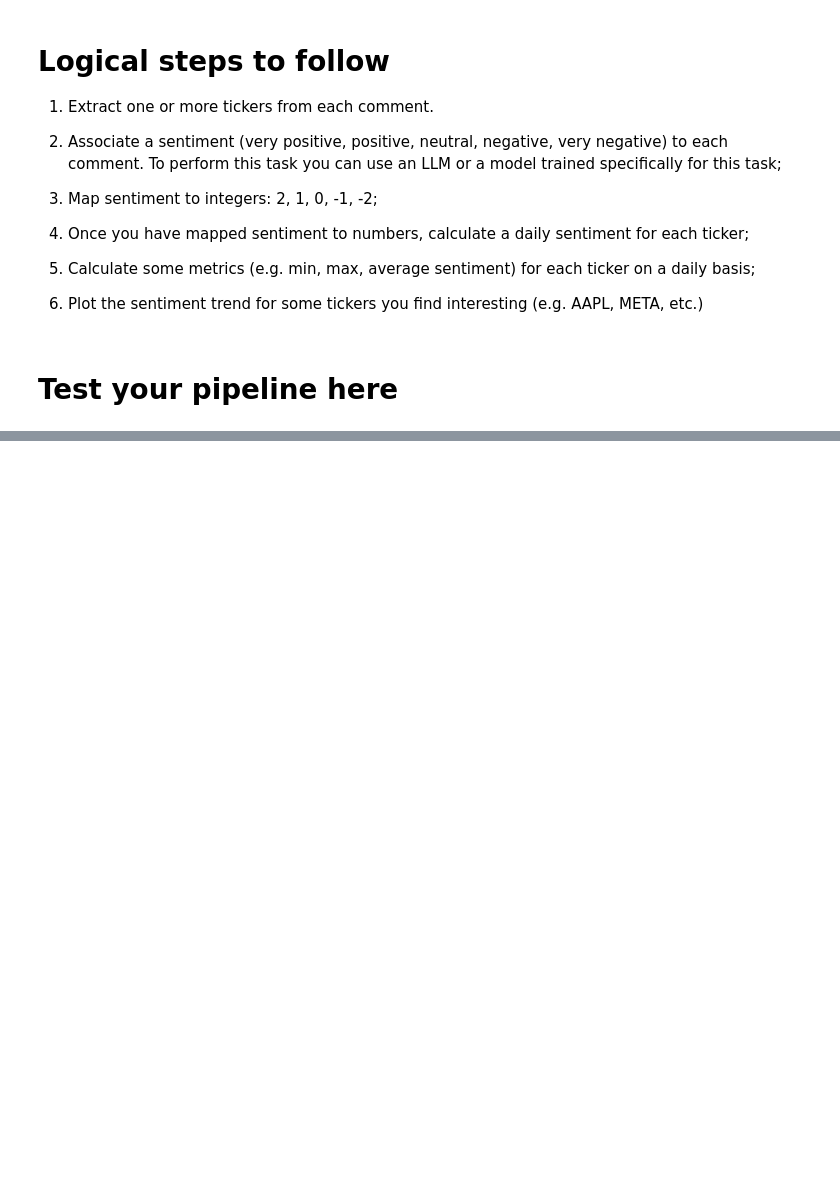
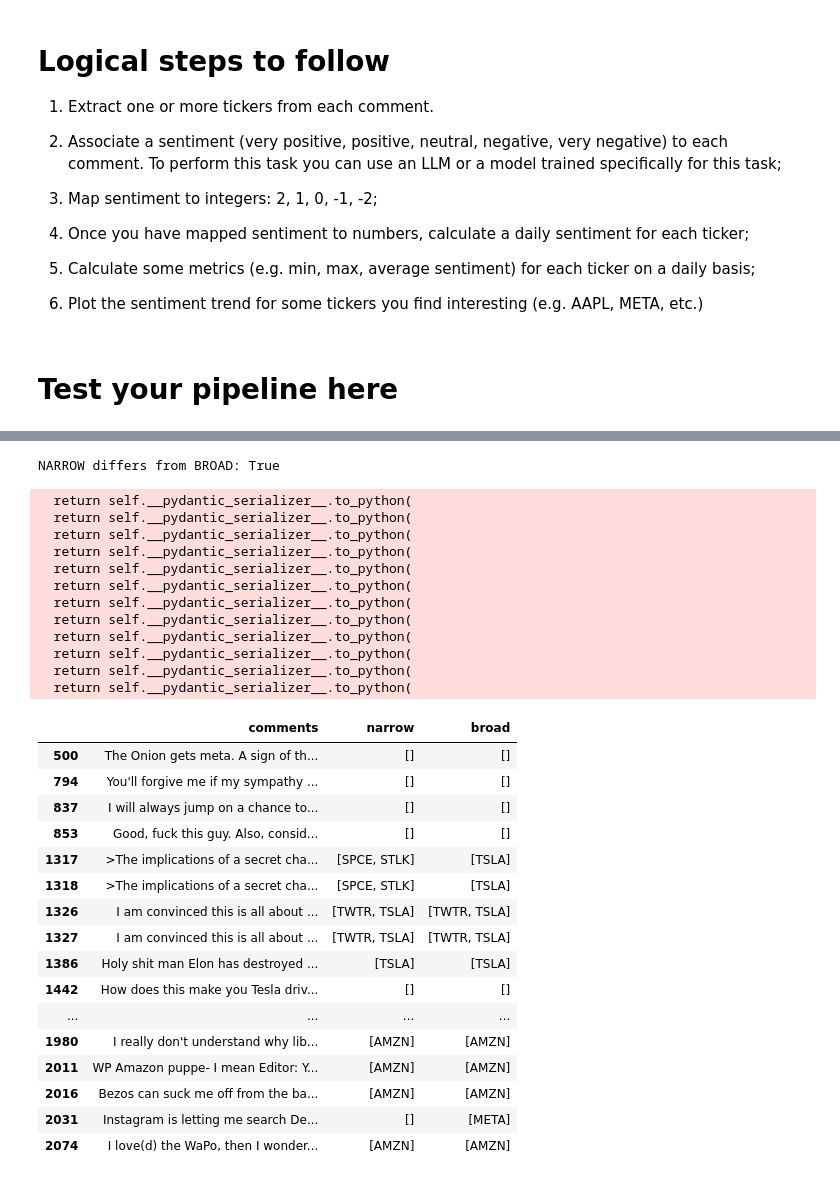
Before and after one commit to giondu/cineca_project, a Jupyter notebook: hugo/LLAMA_of_WallStreet_Hugo.ipynb, the cells around one changed output, grey strips where cells are left out. Cells and saved outputs as stored; diff of their text form; code cells hidden in the pictures; blank space fills up the shorter version.

```diff
--- a/hugo/LLAMA_of_WallStreet_Hugo.ipynb
+++ b/hugo/LLAMA_of_WallStreet_Hugo.ipynb
@@ -201,0 +540,48 @@ None
+# %%
+TICKER_PROMPT_BROAD = TICKER_SYSTEM_PROMPT_V2  # the version we already have
+
+TICKER_PROMPT_NARROW = TICKER_SYSTEM_PROMPT_V2.replace(
+    "- Only return a ticker if the comment is genuinely about the company as a business or stock.",
+    "- Only return a ticker if the company itself is the direct subject of discussion as a business or investment. Do NOT return a ticker when the company is mentioned only because a related person, product, or event is being discussed (for example a CEO's politics, or a subsidiary), even if it might indirectly affect the stock."
+)
+
+print("NARROW differs from BROAD:", TICKER_PROMPT_NARROW != TICKER_PROMPT_BROAD)
+# %% [output]
+NARROW differs from BROAD: True
+# %%
+comparison = df[mask].head(20).copy()
+
+comparison["narrow"] = [extract_tickers_with_prompt(c, TICKER_PROMPT_NARROW).tickers for c in comparison["comments"]]
+comparison["broad"]  = [extract_tickers_with_prompt(c, TICKER_PROMPT_BROAD).tickers for c in comparison["comments"]]
+
+comparison[["comments", "narrow", "broad"]]
+# %% [output]
+  return self.__pydantic_serializer__.to_python(
+  return self.__pydantic_serializer__.to_python(
+  return self.__pydantic_serializer__.to_python(
+  return self.__pydantic_serializer__.to_python(
+  return self.__pydantic_serializer__.to_python(
+  return self.__pydantic_serializer__.to_python(
+  return self.__pydantic_serializer__.to_python(
+  return self.__pydantic_serializer__.to_python(
+  return self.__pydantic_serializer__.to_python(
+  return self.__pydantic_serializer__.to_python(
+  return self.__pydantic_serializer__.to_python(
+  return self.__pydantic_serializer__.to_python(
+|  | comments | narrow | broad |
+| 500 | The Onion gets meta. A sign of th... | [] | [] |
+| 794 | You'll forgive me if my sympathy ... | [] | [] |
+| 837 | I will always jump on a chance to... | [] | [] |
+| 853 | Good, fuck this guy. Also, consid... | [] | [] |
+| 1317 | >The implications of a secret cha... | [SPCE, STLK] | [TSLA] |
+| 1318 | >The implications of a secret cha... | [SPCE, STLK] | [TSLA] |
+| 1326 | I am convinced this is all about ... | [TWTR, TSLA] | [TWTR, TSLA] |
+| 1327 | I am convinced this is all about ... | [TWTR, TSLA] | [TWTR, TSLA] |
+| 1386 | Holy shit man Elon has destroyed ... | [TSLA] | [TSLA] |
+| 1442 | How does this make you Tesla driv... | [] | [] |
+| ... | ... | ... | ... |
+| 1980 | I really don't understand why lib... | [AMZN] | [AMZN] |
+| 2011 | WP Amazon puppe- I mean Editor: Y... | [AMZN] | [AMZN] |
+| 2016 | Bezos can suck me off from the ba... | [AMZN] | [AMZN] |
+| 2031 | Instagram is letting me search De... | [] | [META] |
+| 2074 | I love(d) the WaPo, then I wonder... | [AMZN] | [AMZN] |
```
Also changed, not shown: parts of 32 cells of this notebook.
